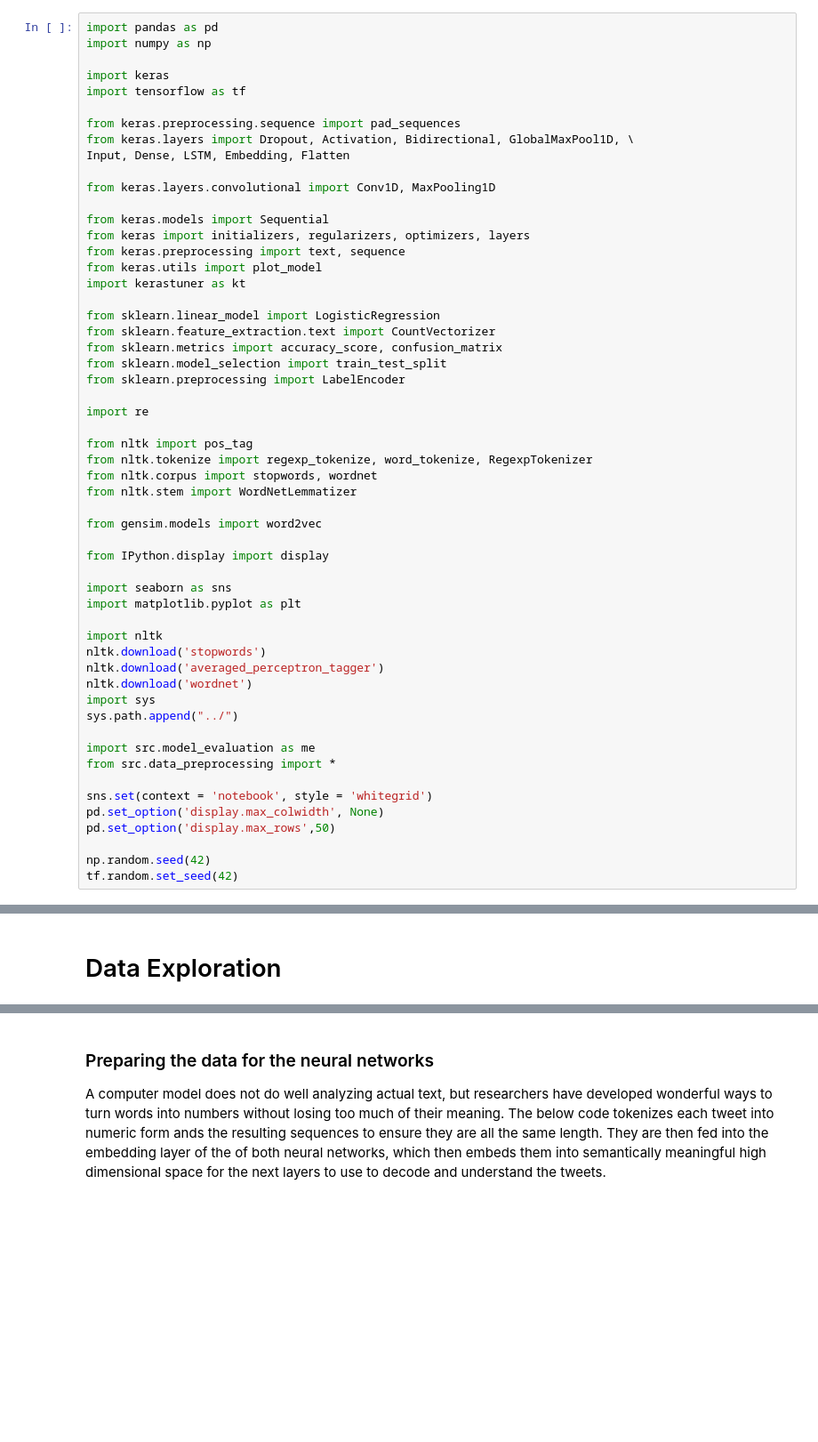
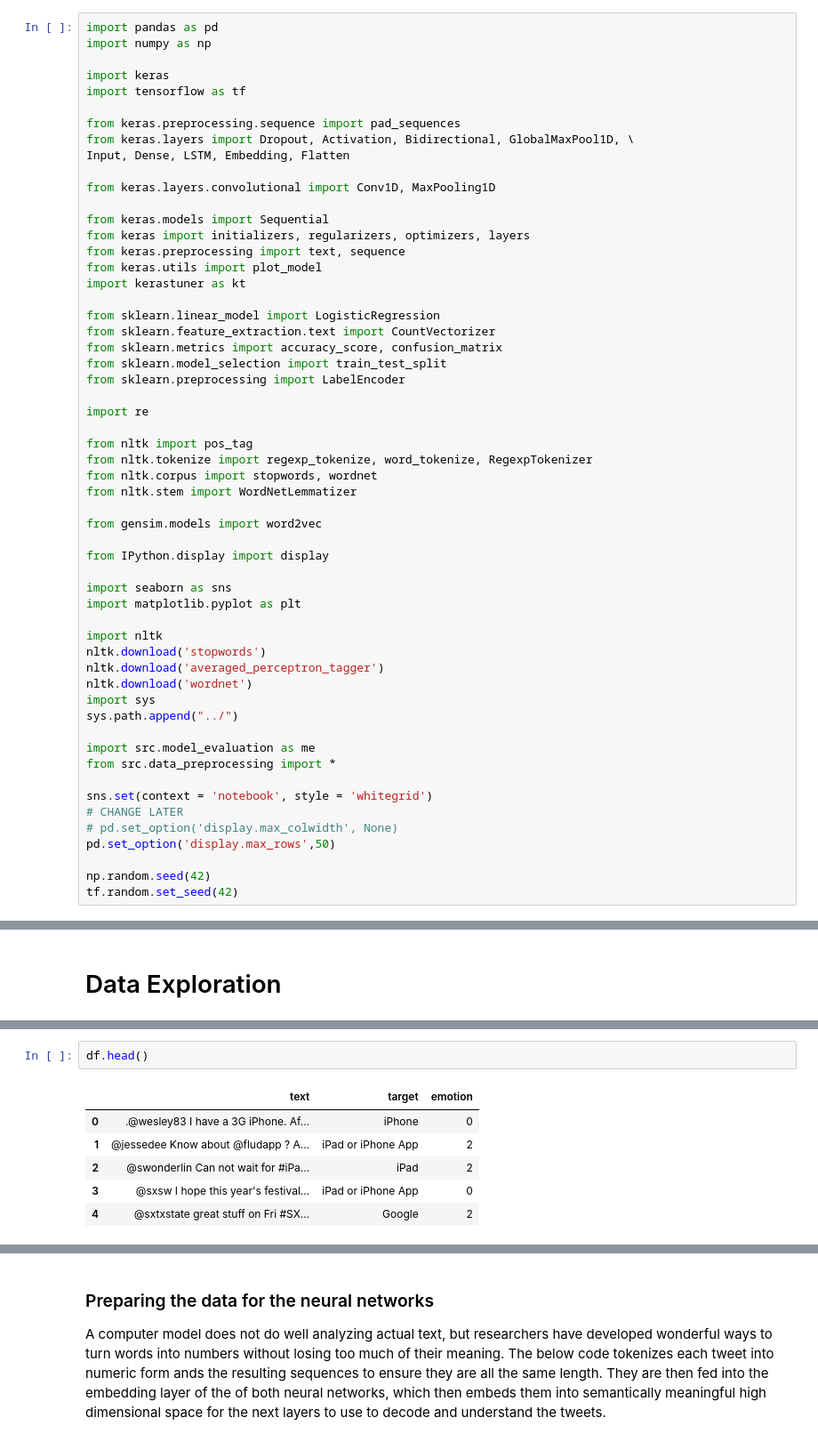
Before and after one commit to Caellwyn/product-flexible-twitter-sentiment-analysis, a Jupyter notebook: reports/report_notebook.ipynb, the cells around one changed output, grey strips where cells are left out. Shown at 89% size. Cells and saved outputs as stored; diff of their text form; blank space fills up the shorter version.

```diff
--- a/reports/report_notebook.ipynb
+++ b/reports/report_notebook.ipynb
@@ -66,7 +66,8 @@ import src.model_evaluation as me
 from src.data_preprocessing import *
 
 sns.set(context = 'notebook', style = 'whitegrid')
-pd.set_option('display.max_colwidth', None)
+# CHANGE LATER
+# pd.set_option('display.max_colwidth', None)
 pd.set_option('display.max_rows',50)
 
 np.random.seed(42)
@@ -89,0 +93,9 @@ tf.random.set_seed(42)
+# %%
+df.head()
+# %% [output]
+|  | text | target | emotion |
+| 0 | .@wesley83 I have a 3G iPhone. Af... | iPhone | 0 |
+| 1 | @jessedee Know about @fludapp ? A... | iPad or iPhone App | 2 |
+| 2 | @swonderlin Can not wait for #iPa... | iPad | 2 |
+| 3 | @sxsw I hope this year's festival... | iPad or iPhone App | 0 |
+| 4 | @sxtxstate great stuff on Fri #SX... | Google | 2 |
```
Also changed, not shown: parts of 20 cells of this notebook, 1 other file.
